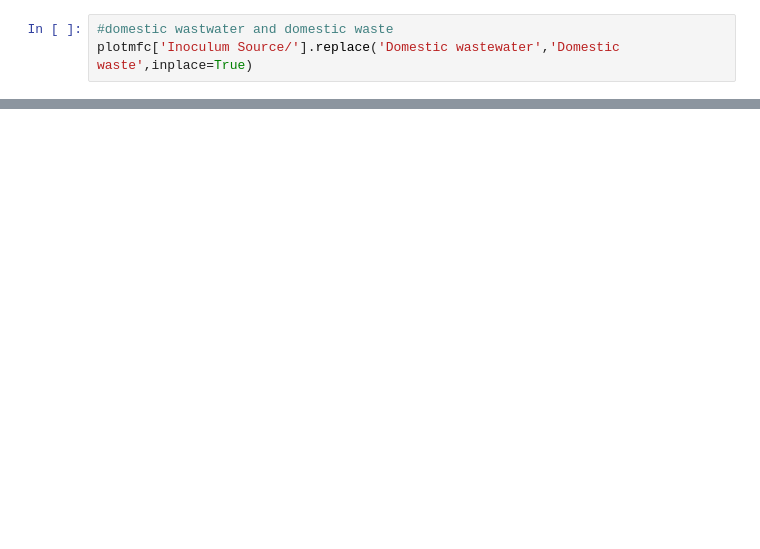
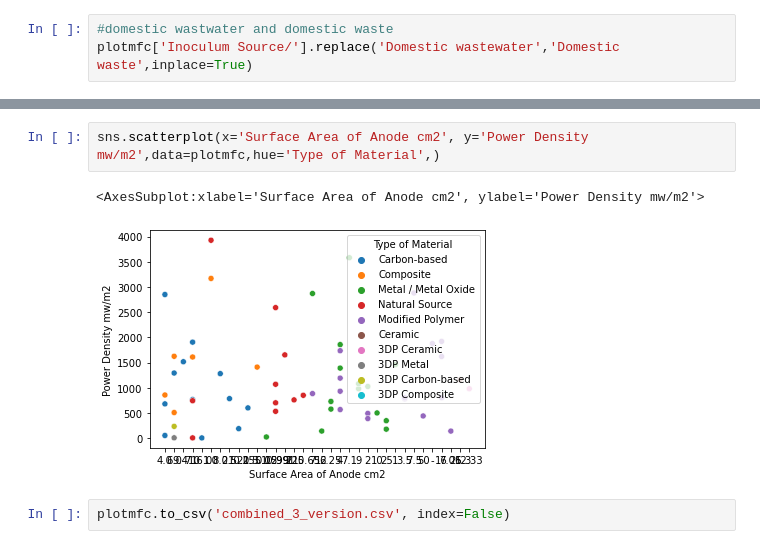
Before and after one commit to pedrohrosabraun/MFC-and-references, a Jupyter notebook: EDA.ipynb, the cells around one changed output, grey strips where cells are left out. Saved outputs shown, nothing was run; the diff lists cells and outputs as text; blank space fills up the shorter version.

```diff
--- a/EDA.ipynb
+++ b/EDA.ipynb
@@ -117,0 +108,7 @@ sns.scatterplot(x='Surface Area of Anode cm2', y='Power Density mw/m2',data=plot
+# %%
+sns.scatterplot(x='Surface Area of Anode cm2', y='Power Density mw/m2',data=plotmfc,hue='Type of Material',)
+# %% [output]
+<AxesSubplot:xlabel='Surface Area of Anode cm2', ylabel='Power Density mw/m2'>
+[figure, added]
+# %%
+plotmfc.to_csv('combined_3_version.csv', index=False)
```
Also changed, not shown: parts of 11 cells of this notebook, 8 other files.
